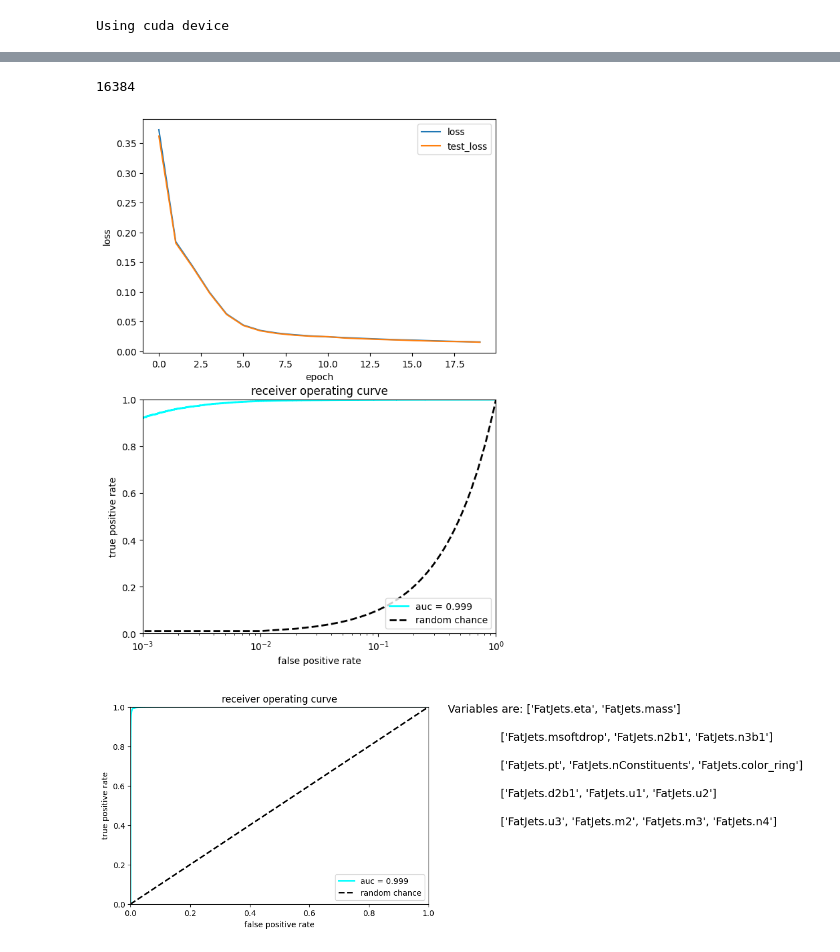
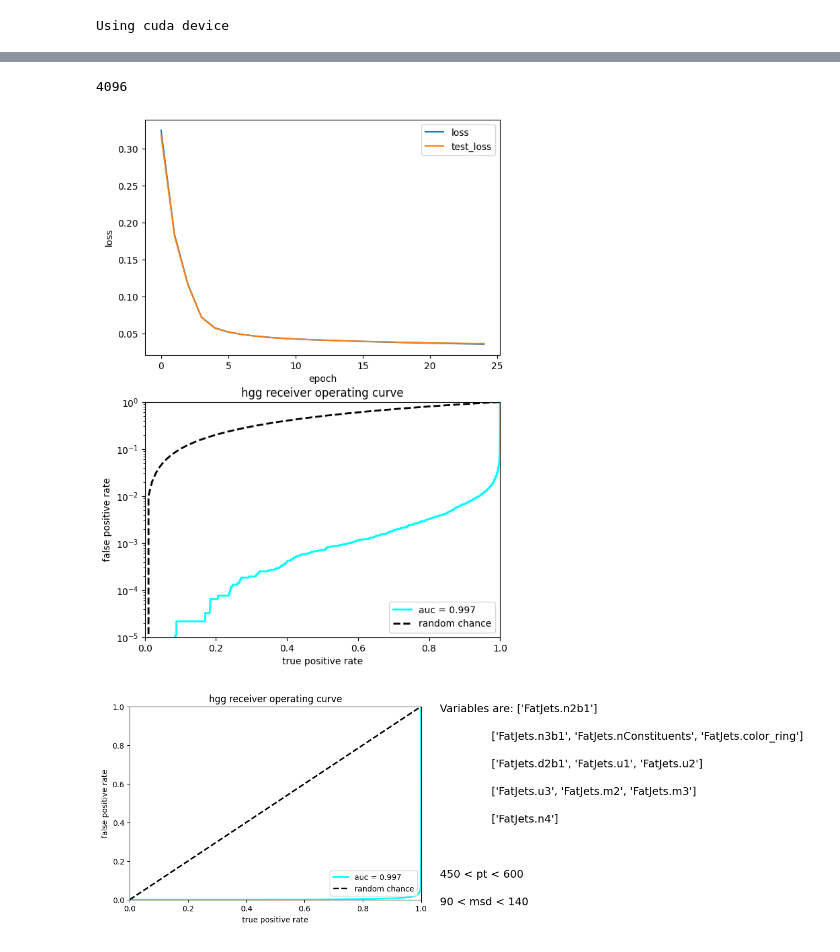
Before and after one commit to cmoore24-24/hgg, a Jupyter notebook: ml/scratch_copies/training/hgg/combed_data_use.ipynb, the cells around one changed output, grey strips where cells are left out. Cells and saved outputs as stored; diff of their text form; code cells hidden in the pictures.

```diff
--- a/ml/scratch_copies/training/hgg/combed_data_use.ipynb
+++ b/ml/scratch_copies/training/hgg/combed_data_use.ipynb
@@ -72,5 +101,7 @@ y = dataset[:, NDIM]
 X_train, X_test, y_train, y_test = train_test_split(X, y, test_size=0.2, random_state=42)
 
 scaler = StandardScaler().fit(X_train)
+with open('scaler.pkl', 'wb') as f:
+    pickle.dump(scaler, f)
 X_train = scaler.transform(X_train)
 X_test = scaler.transform(X_test)
@@ -108,6 +133,12 @@ class NeuralNetwork(nn.Module):
             nn.ReLU(),
             nn.Linear(width, width),
             nn.ReLU(),
+#             nn.Linear(width, width2),
+#             nn.ReLU(),
+#             nn.Linear(width2, width2),
+#             nn.ReLU(),
+#             nn.Linear(width2, width),
+#             nn.ReLU(),
             nn.Linear(width, 1)
         )
 
@@ -118,9 +149,9 @@ class NeuralNetwork(nn.Module):
 model = NeuralNetwork()
 
 model= nn.DataParallel(model,device_ids = [0,
-                                           1,
-                                           2,
-                                           3
+                                           #1,
+                                           #2,
+                                           #3
                                           ])
 model.to(device)
 
@@ -134,17 +165,17 @@ len(X_train)
 # %%
-portion = 2**14
+portion = 2**12
 if portion > (len(X_train)*0.5):
     raise Exception('Batch size too big')
 print(portion)
 # %% [output]
-16384
+4096
 # %%
 losses, test_losses = [], []
 min_loss, stale_epochs = 100.0, 0
 stale_list = ['N/A']
 
 batch_size = portion
-for t in tqdm(range(20)):
+for t in tqdm(range(25)):
     batch_loss, batch_test_loss = [], []
 
     for b in range(0, X_train.shape[0], batch_size):
@@ -185,7 +216,7 @@ for t in tqdm(range(20)):
 #             if test_loss.item() - min_loss < 0:
 #                 min_loss = test_loss.item()
 #                 stale_epochs = 0
-#                 torch.save(model.state_dict(), "pytorch_model_best.pth")
+
 #             else:
 #                 stale_epochs += 1
 #                 if stale_epochs % 5 == 0:
@@ -194,37 +225,39 @@ for t in tqdm(range(20)):
     losses.append(np.mean(batch_loss))
     test_losses.append(np.mean(batch_test_loss))
 #print(f'Stale at epoch {stale_list[1]}')
+#torch.save(model.state_dict(), "pytorch_hgg_model.pth")
 # %%
 with torch.inference_mode():
     # plot loss vs epoch
     plt.figure(figsize=(15, 10))
     ax = plt.subplot(2, 2, 1)
-    ax.plot(losses, label="loss")
-    ax.plot(test_losses, label="test_loss")
+    ax.plot(losses[:], label="loss")
+    ax.plot(test_losses[:], label="test_loss")
     ax.legend(loc="upper right")
     ax.set_xlabel("epoch")
     ax.set_ylabel("loss")
+    #ax.set_ylim(0.03, 0.06)
 
     # Plot ROC
     X_test_in = X_test
     Y_predict = model(X_test_in)
     from sklearn.metrics import roc_curve, auc
 
     fpr, tpr, thresholds = roc_curve(y_test.cpu(), Y_predict.cpu())
     roc_auc = auc(fpr, tpr)
     ax = plt.subplot(2, 2, 3)
-    ax.set_xscale("log")
-    ax.plot(fpr, tpr, lw=2, color="cyan", label="auc = %.3f" % (roc_auc))
+    ax.set_yscale("log")
+    ax.plot(tpr, fpr, lw=2, color="cyan", label="auc = %.3f" % (roc_auc))
     ax.plot(np.linspace(0,1,100), np.linspace(0,1,100), linestyle="--", lw=2, color="k", label="random chance")
-    ax.set_xlim([1e-3, 1.0])
-    ax.set_ylim([0, 1.0])
-    ax.set_xlabel("false positive rate")
-    ax.set_ylabel("true positive rate")
-    ax.set_title("receiver operating curve")
+    ax.set_xlim([0, 1.0])
+    ax.set_ylim([1e-5, 1.0])
+    ax.set_xlabel("true positive rate")
+    ax.set_ylabel("false positive rate")
+    ax.set_title(f"{title} receiver operating curve")
     ax.legend(loc="lower right")
     plt.show()
 # %% [output]
-[figure, old version]
+[figure, new version]
 # %%
 items2 = items[:-1]
 # %%
@@ -246,13 +279,13 @@ with torch.inference_mode():
     fpr, tpr, thresholds = roc_curve(y_test.cpu(), Y_predict.cpu())
     roc_auc = auc(fpr, tpr)
     ax = plt.subplot(2, 2, 3)
-    ax.plot(fpr, tpr, lw=2, color="cyan", label="auc = %.3f" % (roc_auc))
+    ax.plot(tpr, fpr, lw=2, color="cyan", label="auc = %.3f" % (roc_auc))
     ax.plot([0, 1], [0, 1], linestyle="--", lw=2, color="k", label="random chance")
     ax.set_xlim([0, 1.0])
     ax.set_ylim([0, 1.0])
-    ax.set_xlabel("false positive rate")
-    ax.set_ylabel("true positive rate")
-    ax.set_title("receiver operating curve")
+    ax.set_xlabel("true positive rate")
+    ax.set_ylabel("false positive rate")
+    ax.set_title(f"{title} receiver operating curve")
     ax.legend(loc="lower right")
     textstr1 = (f'Variables are: {str(items2[:len(items2)//6])}')
     textstr2 = (f'               {str(items2[len(items2)//6:len(items2)//6 + 3])}')
@@ -265,7 +298,9 @@ with torch.inference_mode():
     plt.gcf().text(0.5, 0.35, textstr3, fontsize=14)
     plt.gcf().text(0.5, 0.3, textstr4, fontsize=14)
     plt.gcf().text(0.5, 0.25, textstr5, fontsize=14)
-#    plt.gcf().text(0.5, 0.2, textstr6, fontsize=14)
+#     plt.gcf().text(0.5, 0.2, textstr6, fontsize=14)
+    plt.gcf().text(0.5, 0.15, '450 < pt < 600', fontsize=14)
+    plt.gcf().text(0.5, 0.1, '90 < msd < 140', fontsize=14)
     plt.show()
 # %% [output]
-[figure, old version]
+[figure, new version]
```
Also changed, not shown: parts of 31 cells of this notebook, 9 other files.
